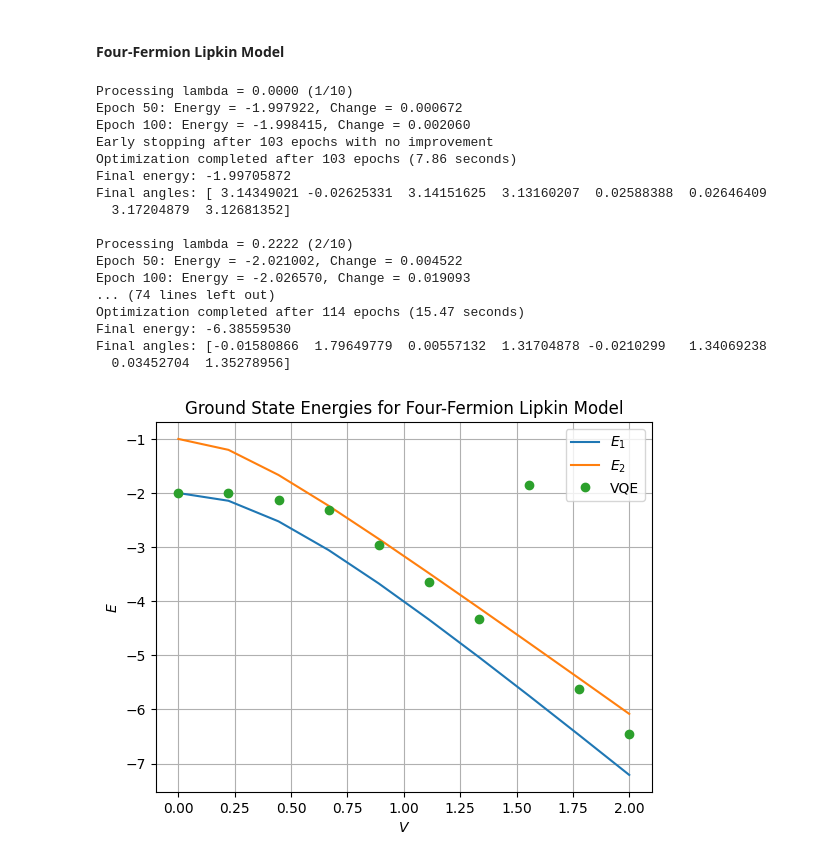
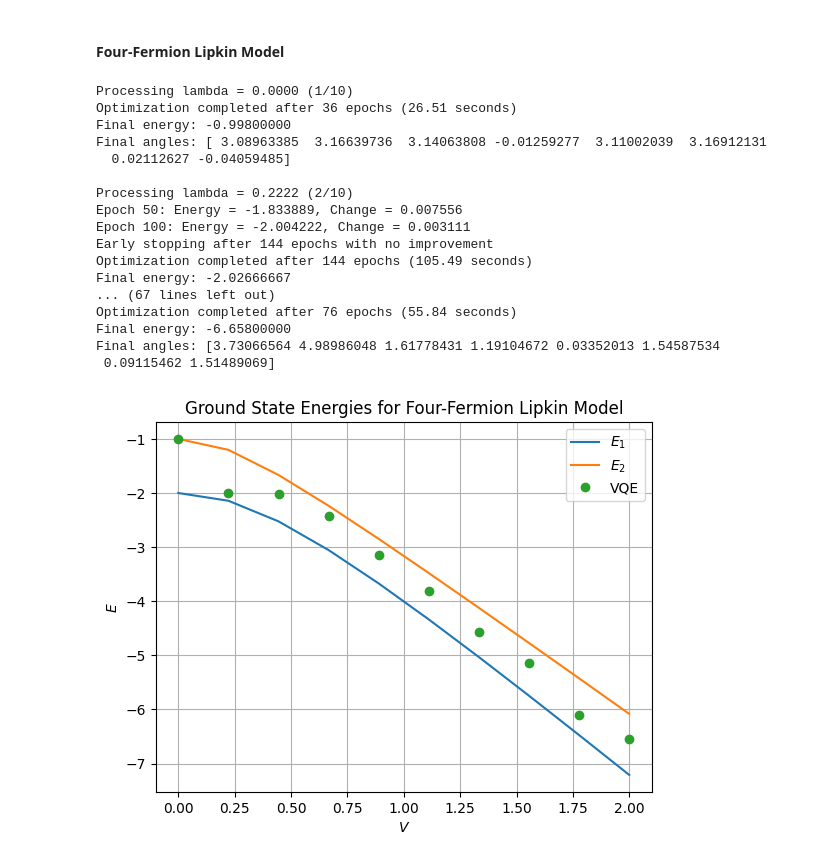
Before and after one commit to semapheur/fys5419, a Jupyter notebook: project_1/code/part_fg.ipynb, the cells around one changed output. Saved outputs shown, nothing was run; the diff lists cells and outputs as text; code cells hidden in the pictures.

```diff
--- a/project_1/code/part_fg.ipynb
+++ b/project_1/code/part_fg.ipynb
@@ -3,26 +3,29 @@
 # %% [markdown]
 #### Two-Fermion Lipkin Model
 # %%
+import sys
+
 import numpy as np
 from matplotlib import pyplot as plt
 
+sys.path.insert(0, "../../src/python")
 from vqe_lipkin import exact_energies
 
 # parameters
 N = 2
-eps = 0
+eps = 1
 W = 0
 V_array = np.linspace(0, 2, 10)
 
 energies = exact_energies(N, eps, W, V_array)
 
 for i in range(energies.shape[1]):
-  plt.plot(V_array, energies[:,i], label=f"$E_{i + 1}$")
+  plt.plot(V_array, energies[:, i], label=f"$E_{i + 1}$")
 plt.xlabel(r"$V/\epsilon$")
 plt.ylabel(r"$E/\epsilon$")
 plt.title("Eigenvalues for Two-Fermion Lipkin Model")
 plt.legend()
 plt.grid(True)
-#plt.savefig("vqe_lipkin_twofermion_exact.pdf", format="pdf")
+# plt.savefig("vqe_lipkin_twofermion_exact.pdf", format="pdf")
 plt.show()
 # %% [output]
@@ -123,12 +129,15 @@ Final angles: [3.1665507  1.09782216 0.02022494 0.01338169]
 #### Four-Fermion Lipkin Model
 # %%
 from functools import partial
+import sys
 
 import numpy as np
 from matplotlib import pyplot as plt
 
+sys.path.insert(0, "../../src/python")
 from vqe_lipkin import (
-  energy_expectation_four_fermions, qiskit_energy_expectation_four_fermions,
+  energy_expectation_four_fermions,
+  qiskit_energy_expectation_four_fermions,
   exact_energies,
 )
 from vqe_utils import vqe_energies, scipy_vqe_energies
@@ -137,49 +146,49 @@ from vqe_utils import vqe_energies, scipy_vqe_energies
 eps = 1
 W = 0
 V_array = np.linspace(0, 2, 10)
 
 energies_exact = exact_energies(4, eps, W, V_array)
 
 
-energy_expectation = partial(qiskit_energy_expectation_four_fermions, eps=eps, W=W)
+energy_expectation = partial(energy_expectation_four_fermions, eps=eps, W=W)
 
 shots = 1000
 learning_rate = 0.1
 epochs = 500
 
 energies_approx, _, _ = vqe_energies(
   8, energy_expectation, V_array, shots, epochs, learning_rate, "adam", True
 )
-#energies_approx = scipy_vqe_energies(
+# energies_approx = scipy_vqe_energies(
 #  8, energy_expectation, V_array, shots, "Powell", 1000, 1e-5
-#)
+# )
 
 for i in range(2):
   plt.plot(V_array, energies_exact[:, i], label=f"$E_{i + 1}$")
 plt.plot(V_array, energies_approx, marker="o", linestyle="None", label="VQE")
 plt.xlabel(r"$V$")
 plt.ylabel(r"$E$")
 plt.title("Ground State Energies for Four-Fermion Lipkin Model")
 plt.grid(True)
 plt.legend()
-plt.savefig("vqe_lipkin_fourfermion_result.pdf", format="pdf")
+# plt.savefig("vqe_lipkin_fourfermion_result.pdf", format="pdf")
 plt.show()
 # %% [output]
 Processing lambda = 0.0000 (1/10)
-Epoch 50: Energy = -1.997922, Change = 0.000672
-Epoch 100: Energy = -1.998415, Change = 0.002060
-Early stopping after 103 epochs with no improvement
-Optimization completed after 103 epochs (7.86 seconds)
-Final energy: -1.99705872
-Final angles: [ 3.14349021 -0.02625331  3.14151625  3.13160207  0.02588388  0.02646409
-  3.17204879  3.12681352]
+Optimization completed after 36 epochs (26.51 seconds)
+Final energy: -0.99800000
+Final angles: [ 3.08963385  3.16639736  3.14063808 -0.01259277  3.11002039  3.16912131
+  0.02112627 -0.04059485]
 
 Processing lambda = 0.2222 (2/10)
-Epoch 50: Energy = -2.021002, Change = 0.004522
-Epoch 100: Energy = -2.026570, Change = 0.019093
-... (74 lines left out)
-Optimization completed after 114 epochs (15.47 seconds)
-Final energy: -6.38559530
-Final angles: [-0.01580866  1.79649779  0.00557132  1.31704878 -0.0210299   1.34069238
-  0.03452704  1.35278956]
+Epoch 50: Energy = -1.833889, Change = 0.007556
+Epoch 100: Energy = -2.004222, Change = 0.003111
+Early stopping after 144 epochs with no improvement
+Optimization completed after 144 epochs (105.49 seconds)
+Final energy: -2.02666667
+... (67 lines left out)
+Optimization completed after 76 epochs (55.84 seconds)
+Final energy: -6.65800000
+Final angles: [3.73066564 4.98986048 1.61778431 1.19104672 0.03352013 1.54587534
+ 0.09115462 1.51489069]
-[figure, old version]
+[figure, new version]
```
Also changed, not shown: parts of 3 cells of this notebook, 33 other files.
